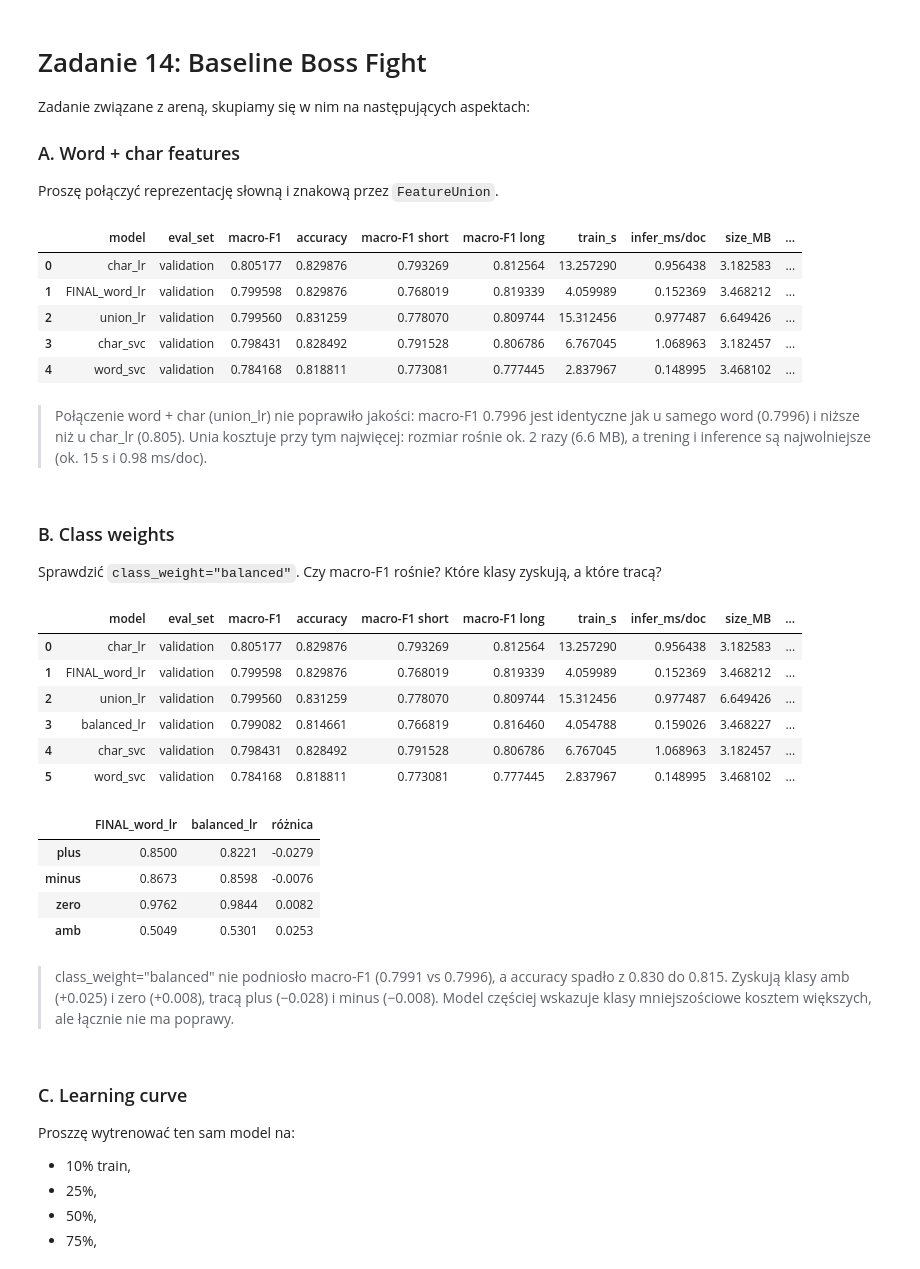
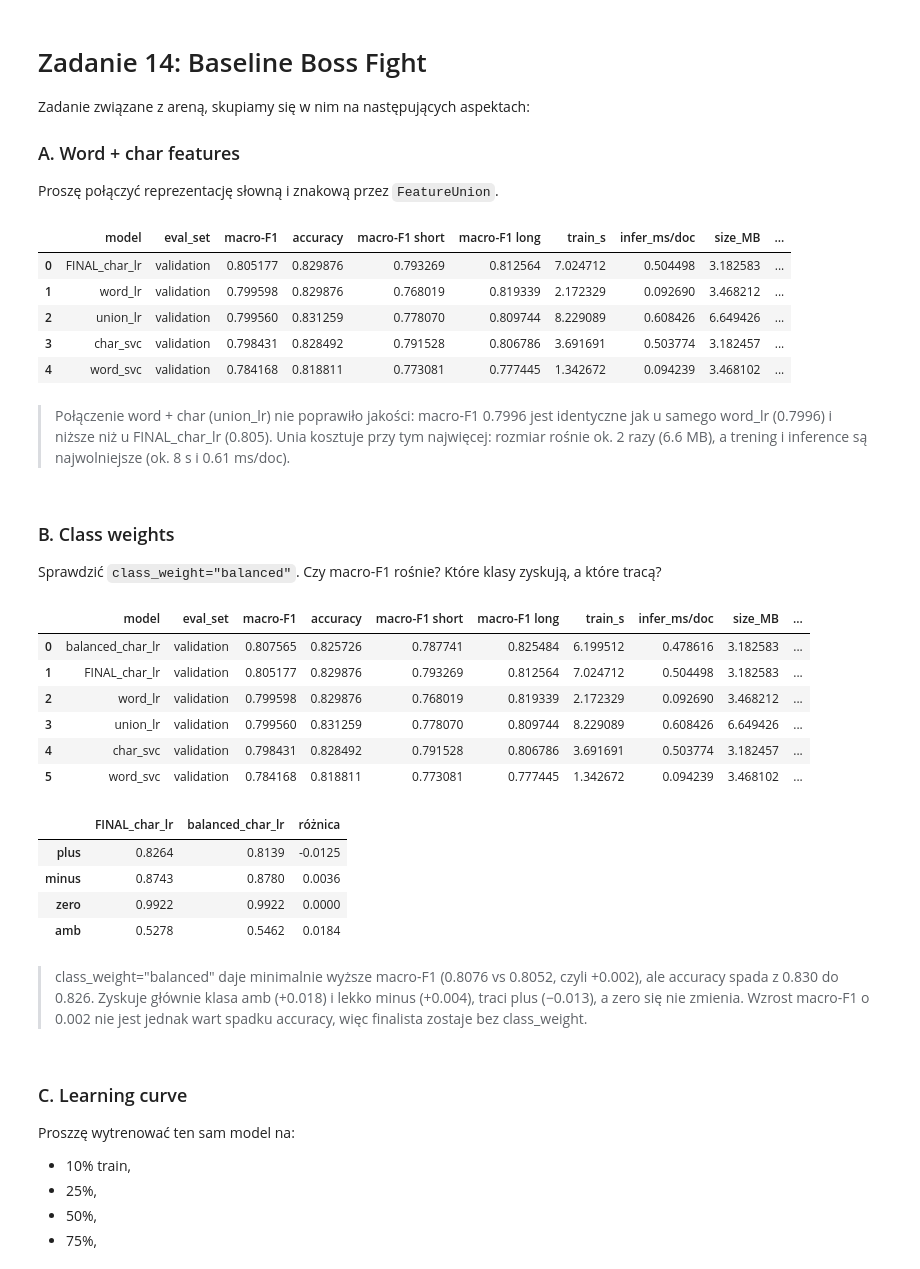
Before and after one commit to Monnkes/nlp, a Jupyter notebook: 002_Baseline.ipynb, the cells around one changed output. Cells and saved outputs as stored; diff of their text form; code cells hidden in the pictures.

```diff
--- a/002_Baseline.ipynb
+++ b/002_Baseline.ipynb
@@ -1056,3 +1056,20 @@ plt.show()
 [figure]
 # %%
 # TODO: improvement_experiment
+
+P_val = lr_model.predict_proba(val_df["text_norm"])
+amb_idx = list(lr_model.classes_).index("amb")
+
+rows = []
+for w_amb in [1.0, 1.2, 1.5, 1.75, 2.0]:
+    P = P_val.copy()
+    P[:, amb_idx] *= w_amb
+    pred = lr_model.classes_[P.argmax(axis=1)]
+    rows.append({
+        "waga amb": w_amb,
+        "accuracy": accuracy_score(val_df["target"], pred),
+        "macro-F1": macro_f1(val_df["target"], pred),
+        "F1 amb": f1_score(val_df["target"], pred, labels=["amb"], average="macro"),
+        "F1 plus": f1_score(val_df["target"], pred, labels=["plus"], average="macro"),
+    })
+pd.DataFrame(rows).round(3)
@@ -1197,9 +1225,11 @@ Proszę nie poprawiać konfiguracji po zobaczeniu testu ;)
 # %%
 #TODO: TEST
 
+char_vec_final = TfidfVectorizer(analyzer="char_wb", ngram_range=(3, 5), min_df=2, max_features=50_000, sublinear_tf=True)
+
 final_model = Pipeline([
-    ("tfidf", clone(word_tfidf)),
-    ("clf", LogisticRegression(C=2.0, max_iter=1000, random_state=RANDOM_STATE)),
+    ("tfidf", clone(char_vec_final)),
+    ("clf", LogisticRegression(C=7.0, max_iter=1000, random_state=RANDOM_STATE)),
 ])
 
 trainval_df = pd.concat([train_df, val_df], ignore_index=True)
@@ -1306,11 +1338,11 @@ def measure_system(name, pipe, X_fit, y_fit, X_eval, y_eval, eval_set="validatio
         "interpretability": "yes" if hasattr(pipe[-1], "coef_") else "no",
     }
 # %%
-char_vec_arena = TfidfVectorizer(analyzer="char_wb", ngram_range=(3, 5), min_df=2, max_features=50_000, sublinear_tf=True)
+char_vec_arena = clone(char_vec_final)
 
 finalists = {
-    "FINAL_word_lr": Pipeline([("tfidf", clone(word_tfidf)), ("clf", LogisticRegression(C=2.0, max_iter=1000, random_state=RANDOM_STATE))]),
-    "char_lr": Pipeline([("tfidf", clone(char_vec_arena)), ("clf", LogisticRegression(C=7.0, max_iter=1000, random_state=RANDOM_STATE))]),
+    "FINAL_char_lr": Pipeline([("tfidf", clone(char_vec_arena)), ("clf", LogisticRegression(C=7.0, max_iter=1000, random_state=RANDOM_STATE))]),
+    "word_lr": Pipeline([("tfidf", clone(word_tfidf)), ("clf", LogisticRegression(C=2.0, max_iter=1000, random_state=RANDOM_STATE))]),
     "word_svc": Pipeline([("tfidf", clone(word_tfidf)), ("clf", LinearSVC(random_state=RANDOM_STATE))]),
     "char_svc": Pipeline([("tfidf", clone(char_vec_arena)), ("clf", LinearSVC(random_state=RANDOM_STATE))]),
 }
@@ -1361,53 +1393,53 @@ arena_all = pd.concat([arena, pd.DataFrame([union_row])], ignore_index=True)
 arena_all.sort_values("macro-F1", ascending=False).reset_index(drop=True)
 # %% [output]
 |  | model | eval_set | macro-F1 | accuracy | macro-F1 short | macro-F1 long | train_s | infer_ms/doc | size_MB | ... |
-| 0 | char_lr | validation | 0.805177 | 0.829876 | 0.793269 | 0.812564 | 13.257290 | 0.956438 | 3.182583 | ... |
-| 1 | FINAL_word_lr | validation | 0.799598 | 0.829876 | 0.768019 | 0.819339 | 4.059989 | 0.152369 | 3.468212 | ... |
-| 2 | union_lr | validation | 0.799560 | 0.831259 | 0.778070 | 0.809744 | 15.312456 | 0.977487 | 6.649426 | ... |
-| 3 | char_svc | validation | 0.798431 | 0.828492 | 0.791528 | 0.806786 | 6.767045 | 1.068963 | 3.182457 | ... |
-| 4 | word_svc | validation | 0.784168 | 0.818811 | 0.773081 | 0.777445 | 2.837967 | 0.148995 | 3.468102 | ... |
+| 0 | FINAL_char_lr | validation | 0.805177 | 0.829876 | 0.793269 | 0.812564 | 7.024712 | 0.504498 | 3.182583 | ... |
+| 1 | word_lr | validation | 0.799598 | 0.829876 | 0.768019 | 0.819339 | 2.172329 | 0.092690 | 3.468212 | ... |
+| 2 | union_lr | validation | 0.799560 | 0.831259 | 0.778070 | 0.809744 | 8.229089 | 0.608426 | 6.649426 | ... |
+| 3 | char_svc | validation | 0.798431 | 0.828492 | 0.791528 | 0.806786 | 3.691691 | 0.503774 | 3.182457 | ... |
+| 4 | word_svc | validation | 0.784168 | 0.818811 | 0.773081 | 0.777445 | 1.342672 | 0.094239 | 3.468102 | ... |
 # %% [markdown]
-> Połączenie word + char (union_lr) nie poprawiło jakości: macro-F1 0.7996 jest identyczne jak u samego word (0.7996) i niższe niż u char_lr (0.805). Unia kosztuje przy tym najwięcej: rozmiar rośnie ok. 2 razy (6.6 MB), a trening i inference są najwolniejsze (ok. 15 s i 0.98 ms/doc).
+> Połączenie word + char (union_lr) nie poprawiło jakości: macro-F1 0.7996 jest identyczne jak u samego word_lr (0.7996) i niższe niż u FINAL_char_lr (0.805). Unia kosztuje przy tym najwięcej: rozmiar rośnie ok. 2 razy (6.6 MB), a trening i inference są najwolniejsze (ok. 8 s i 0.61 ms/doc).
 # %% [markdown]
 ### B. Class weights
 Sprawdzić `class_weight="balanced"`. Czy macro-F1 rośnie? Które klasy zyskują, a które tracą?
 # %%
-balanced_lr = Pipeline([
-    ("tfidf", clone(word_tfidf)),
-    ("clf", LogisticRegression(C=2.0, max_iter=1000, class_weight="balanced", random_state=RANDOM_STATE)),
+balanced_char_lr = Pipeline([
+    ("tfidf", clone(char_vec_arena)),
+    ("clf", LogisticRegression(C=7.0, max_iter=1000, class_weight="balanced", random_state=RANDOM_STATE)),
 ])
-balanced_row = measure_system("balanced_lr", balanced_lr, train_df["text_norm"], train_df["target"], val_df["text_norm"], val_df["target"])
+balanced_row = measure_system("balanced_char_lr", balanced_char_lr, train_df["text_norm"], train_df["target"], val_df["text_norm"], val_df["target"])
 
 arena_full = pd.concat([arena_all, pd.DataFrame([balanced_row])], ignore_index=True)
 arena_full.sort_values("macro-F1", ascending=False).reset_index(drop=True)
 # %% [output]
 |  | model | eval_set | macro-F1 | accuracy | macro-F1 short | macro-F1 long | train_s | infer_ms/doc | size_MB | ... |
-| 0 | char_lr | validation | 0.805177 | 0.829876 | 0.793269 | 0.812564 | 13.257290 | 0.956438 | 3.182583 | ... |
-| 1 | FINAL_word_lr | validation | 0.799598 | 0.829876 | 0.768019 | 0.819339 | 4.059989 | 0.152369 | 3.468212 | ... |
-| 2 | union_lr | validation | 0.799560 | 0.831259 | 0.778070 | 0.809744 | 15.312456 | 0.977487 | 6.649426 | ... |
-| 3 | balanced_lr | validation | 0.799082 | 0.814661 | 0.766819 | 0.816460 | 4.054788 | 0.159026 | 3.468227 | ... |
-| 4 | char_svc | validation | 0.798431 | 0.828492 | 0.791528 | 0.806786 | 6.767045 | 1.068963 | 3.182457 | ... |
-| 5 | word_svc | validation | 0.784168 | 0.818811 | 0.773081 | 0.777445 | 2.837967 | 0.148995 | 3.468102 | ... |
+| 0 | balanced_char_lr | validation | 0.807565 | 0.825726 | 0.787741 | 0.825484 | 6.199512 | 0.478616 | 3.182583 | ... |
+| 1 | FINAL_char_lr | validation | 0.805177 | 0.829876 | 0.793269 | 0.812564 | 7.024712 | 0.504498 | 3.182583 | ... |
+| 2 | word_lr | validation | 0.799598 | 0.829876 | 0.768019 | 0.819339 | 2.172329 | 0.092690 | 3.468212 | ... |
+| 3 | union_lr | validation | 0.799560 | 0.831259 | 0.778070 | 0.809744 | 8.229089 | 0.608426 | 6.649426 | ... |
+| 4 | char_svc | validation | 0.798431 | 0.828492 | 0.791528 | 0.806786 | 3.691691 | 0.503774 | 3.182457 | ... |
+| 5 | word_svc | validation | 0.784168 | 0.818811 | 0.773081 | 0.777445 | 1.342672 | 0.094239 | 3.468102 | ... |
 # %%
 y = val_df["target"]
 X = val_df["text_norm"]
 
 f1s = {}
-for name in ["FINAL_word_lr", "balanced_lr"]:
+for name in ["FINAL_char_lr", "balanced_char_lr"]:
     m = joblib.load(f"artifacts/{name}.joblib")
     f1s[name] = f1_score(y, m.predict(X), labels=CLASSES, average=None, zero_division=0)
 
 per_class = pd.DataFrame(f1s, index=CLASSES)
-per_class["różnica"] = per_class["balanced_lr"] - per_class["FINAL_word_lr"]
+per_class["różnica"] = per_class["balanced_char_lr"] - per_class["FINAL_char_lr"]
 per_class.round(4)
 # %% [output]
-|  | FINAL_word_lr | balanced_lr | różnica |
-| plus | 0.8500 | 0.8221 | -0.0279 |
-| minus | 0.8673 | 0.8598 | -0.0076 |
-| zero | 0.9762 | 0.9844 | 0.0082 |
-| amb | 0.5049 | 0.5301 | 0.0253 |
+|  | FINAL_char_lr | balanced_char_lr | różnica |
+| plus | 0.8264 | 0.8139 | -0.0125 |
+| minus | 0.8743 | 0.8780 | 0.0036 |
+| zero | 0.9922 | 0.9922 | 0.0000 |
+| amb | 0.5278 | 0.5462 | 0.0184 |
 # %% [markdown]
-> class_weight="balanced" nie podniosło macro-F1 (0.7991 vs 0.7996), a accuracy spadło z 0.830 do 0.815. Zyskują klasy amb (+0.025) i zero (+0.008), tracą plus (−0.028) i minus (−0.008). Model częściej wskazuje klasy mniejszościowe kosztem większych, ale łącznie nie ma poprawy.
+> class_weight="balanced" daje minimalnie wyższe macro-F1 (0.8076 vs 0.8052, czyli +0.002), ale accuracy spada z 0.830 do 0.826. Zyskuje głównie klasa amb (+0.018) i lekko minus (+0.004), traci plus (−0.013), a zero się nie zmienia. Wzrost macro-F1 o 0.002 nie jest jednak wart spadku accuracy, więc finalista zostaje bez class_weight.
 # %% [markdown]
 ### C. Learning curve
 Proszzę wytrenować ten sam model na:
```
Also changed, not shown: parts of 20 cells of this notebook, 10 other files.
